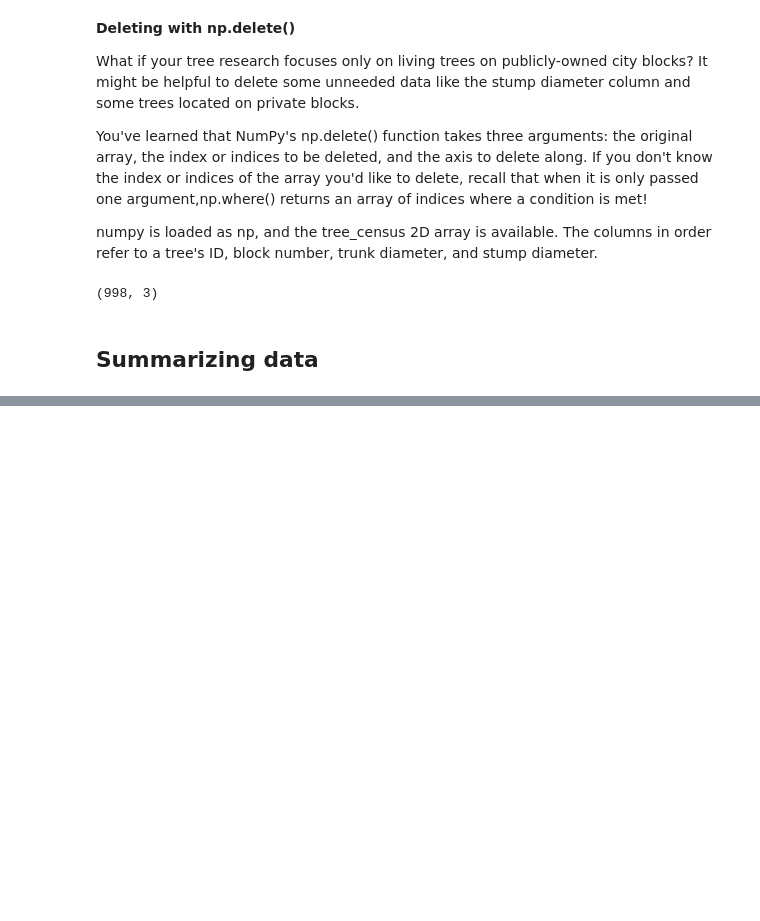
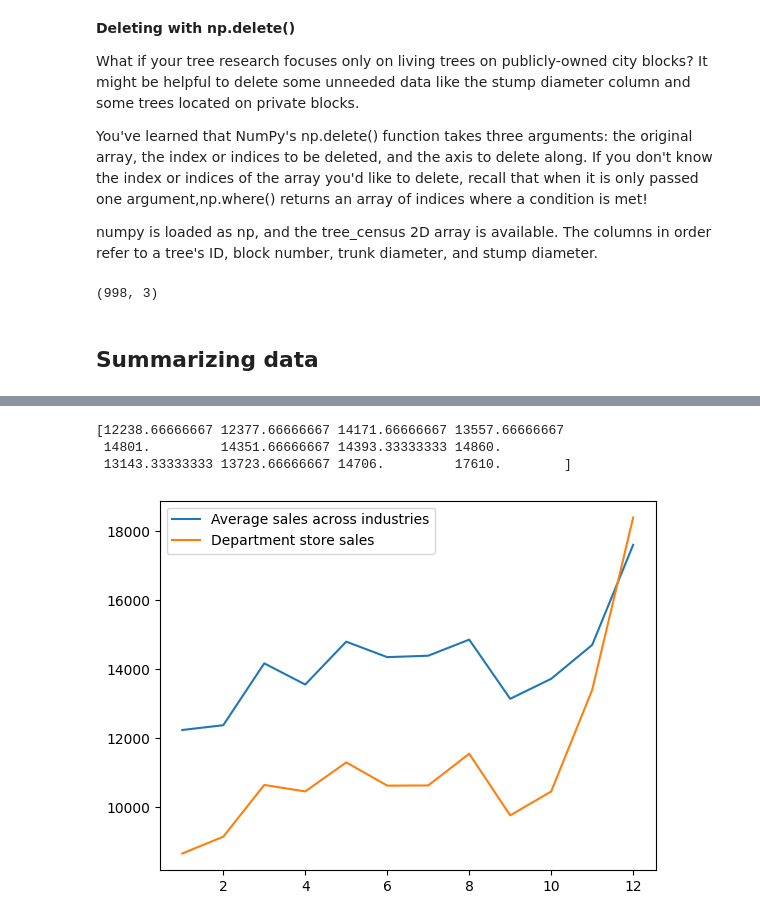
Before and after one commit to FarellFahrozi/data-camp, a Jupyter notebook: data_camp_courses/introduction_to_numpy.ipynb, the cells around one changed output, grey strips where cells are left out. Drawn from its saved outputs; the diff is of its cells as text; code cells hidden in the pictures; blank space fills up the shorter version.

```diff
--- a/data_camp_courses/introduction_to_numpy.ipynb
+++ b/data_camp_courses/introduction_to_numpy.ipynb
@@ -793,0 +815,4 @@ print(tree_census_clean.shape)
+# %%
+monthly_sales = np.load('/home/cyberx/data_camp_courses/datasets/monthly_sales.npy')
+
+print(monthly_sales)
@@ -793,0 +874,20 @@ print(tree_census_clean.shape)
+# %%
+# Create the 1D array avg_monthly_sales
+avg_monthly_sales = monthly_sales.mean(axis=1)
+print(avg_monthly_sales)
+# %% [output]
+[12238.66666667 12377.66666667 14171.66666667 13557.66666667
+ 14801.         14351.66666667 14393.33333333 14860.
+ 13143.33333333 13723.66666667 14706.         17610.        ]
+# %%
+# Plot avg_monthly_sales by month
+plt.plot(np.arange(1,13), avg_monthly_sales, label="Average sales across industries")
+
+# Plot department store sales by month
+plt.plot(np.arange(1,13), monthly_sales[:, 2], label="Department store sales")
+
+#Marker label and show grafic
+plt.legend()
+plt.show()
+# %% [output]
+[figure, added]
```
Also changed, not shown: parts of 21 cells of this notebook.
